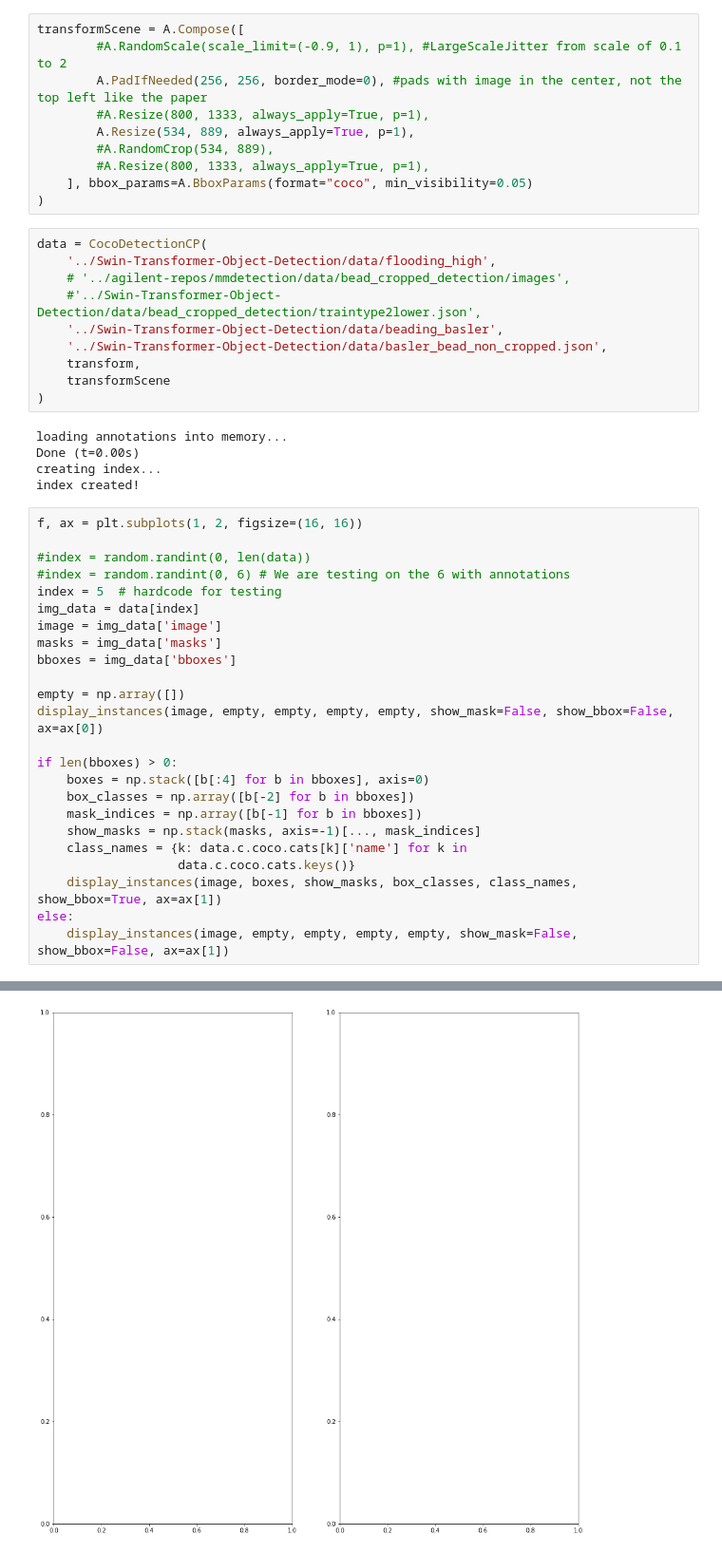
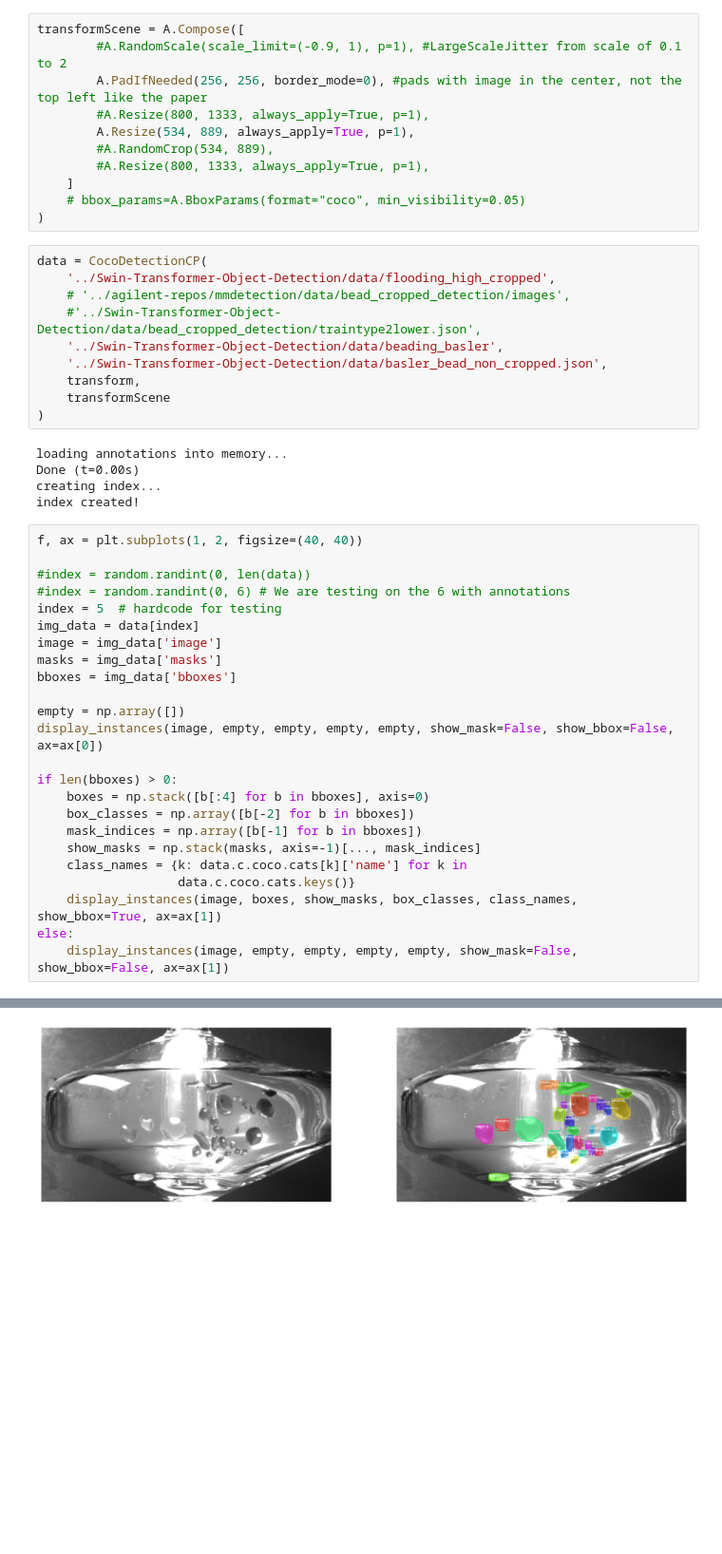
Before and after one commit to anley1/copy-paste-aug, a Jupyter notebook: beading-new-scenes.ipynb, the cells around one changed output, grey strips where cells are left out. Shown at 95% size. Saved outputs shown, nothing was run; the diff lists cells and outputs as text; blank space fills up the shorter version.

```diff
--- a/beading-new-scenes.ipynb
+++ b/beading-new-scenes.ipynb
@@ -34,11 +34,12 @@ transformScene = A.Compose([
         A.Resize(534, 889, always_apply=True, p=1),
         #A.RandomCrop(534, 889),
         #A.Resize(800, 1333, always_apply=True, p=1),
-    ], bbox_params=A.BboxParams(format="coco", min_visibility=0.05)
+    ]
+    # bbox_params=A.BboxParams(format="coco", min_visibility=0.05)
 )
 # %%
 data = CocoDetectionCP(
-    '../Swin-Transformer-Object-Detection/data/flooding_high',
+    '../Swin-Transformer-Object-Detection/data/flooding_high_cropped',
     # '../agilent-repos/mmdetection/data/bead_cropped_detection/images',
     #'../Swin-Transformer-Object-Detection/data/bead_cropped_detection/traintype2lower.json',
     '../Swin-Transformer-Object-Detection/data/beading_basler',
@@ -52,7 +53,7 @@ Done (t=0.00s)
 creating index...
 index created!
 # %%
-f, ax = plt.subplots(1, 2, figsize=(16, 16))
+f, ax = plt.subplots(1, 2, figsize=(40, 40))
 
 #index = random.randint(0, len(data))
 #index = random.randint(0, 6) # We are testing on the 6 with annotations
@@ -80 +80 @@ IndexError: list index out of range
-[figure, old version]
+[figure, new version]
```
Also changed, not shown: parts of 1 cell of this notebook, 2 other files.
